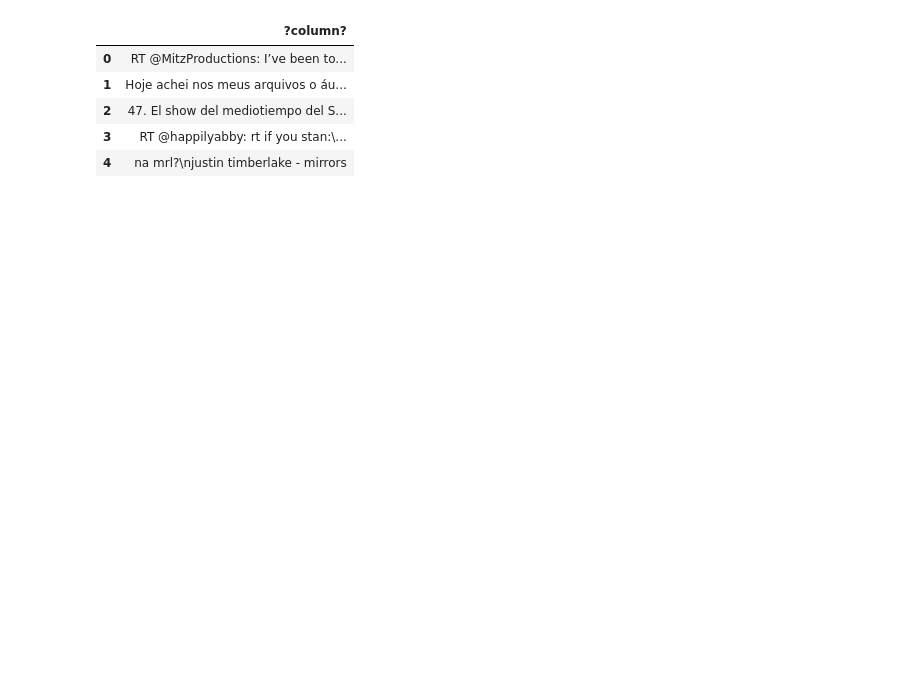
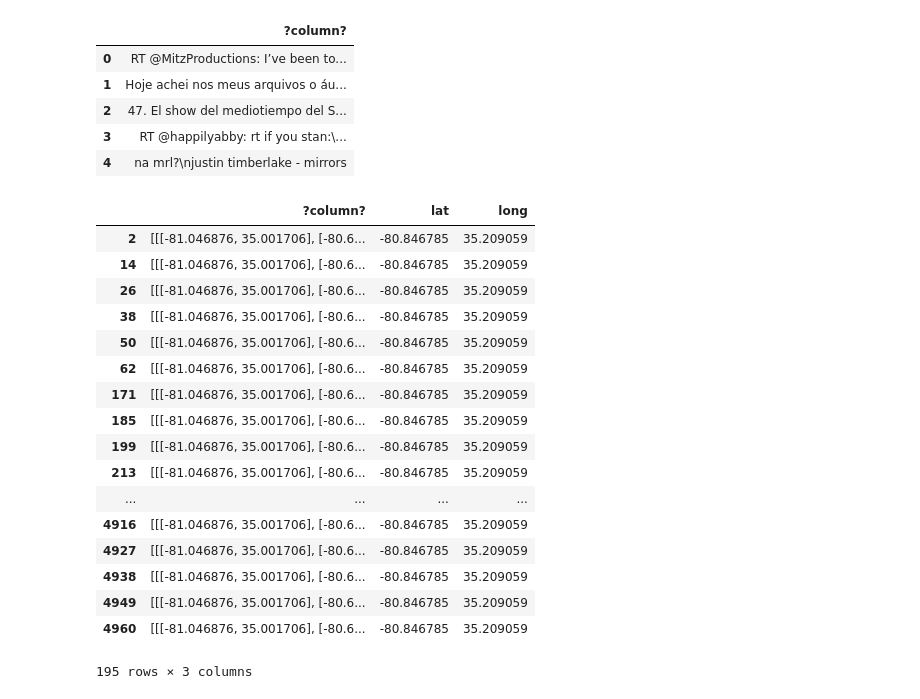
Before and after one commit to csinatra/Twitter-Disaster-Repo, a Jupyter notebook: Chris/postgres_example.ipynb, the cells around one changed output. Cells and saved outputs as stored; diff of their text form; code cells hidden in the pictures; blank space fills up the shorter version.

```diff
--- a/Chris/postgres_example.ipynb
+++ b/Chris/postgres_example.ipynb
@@ -102,3 +94,38 @@ df.head()
 | 2 | 47. El show del mediotiempo del S... |
 | 3 | RT @happilyabby: rt if you stan:\... |
 | 4 | na mrl?\njustin timberlake - mirrors |
+# %%
+query = """SELECT data#>'{place,bounding_box,coordinates}'
+FROM raw_tweets limit 5000;
+"""
+# %%
+response = execute_query(query, dict_cur=True)
+
+df_geo = pd.DataFrame(response).dropna()
+# %%
+for tweet in df_geo['?column?']:
+    inside = tweet[0][1]
+    outside = tweet[0][3]
+    df_geo['lat'] = (inside[0] + outside[0])/2
+    df_geo['long'] = (inside[1] + outside[1])/2
+# %%
+df_geo
+# %% [output]
+|  | ?column? | lat | long |
+| 2 | [[[-81.046876, 35.001706], [-80.6... | -80.846785 | 35.209059 |
+| 14 | [[[-81.046876, 35.001706], [-80.6... | -80.846785 | 35.209059 |
+| 26 | [[[-81.046876, 35.001706], [-80.6... | -80.846785 | 35.209059 |
+| 38 | [[[-81.046876, 35.001706], [-80.6... | -80.846785 | 35.209059 |
+| 50 | [[[-81.046876, 35.001706], [-80.6... | -80.846785 | 35.209059 |
+| 62 | [[[-81.046876, 35.001706], [-80.6... | -80.846785 | 35.209059 |
+| 171 | [[[-81.046876, 35.001706], [-80.6... | -80.846785 | 35.209059 |
+| 185 | [[[-81.046876, 35.001706], [-80.6... | -80.846785 | 35.209059 |
+| 199 | [[[-81.046876, 35.001706], [-80.6... | -80.846785 | 35.209059 |
+| 213 | [[[-81.046876, 35.001706], [-80.6... | -80.846785 | 35.209059 |
+| ... | ... | ... | ... |
+| 4916 | [[[-81.046876, 35.001706], [-80.6... | -80.846785 | 35.209059 |
+| 4927 | [[[-81.046876, 35.001706], [-80.6... | -80.846785 | 35.209059 |
+| 4938 | [[[-81.046876, 35.001706], [-80.6... | -80.846785 | 35.209059 |
+| 4949 | [[[-81.046876, 35.001706], [-80.6... | -80.846785 | 35.209059 |
+| 4960 | [[[-81.046876, 35.001706], [-80.6... | -80.846785 | 35.209059 |
+195 rows × 3 columns
```
Also changed, not shown: parts of 20 cells of this notebook, 7 other files.
